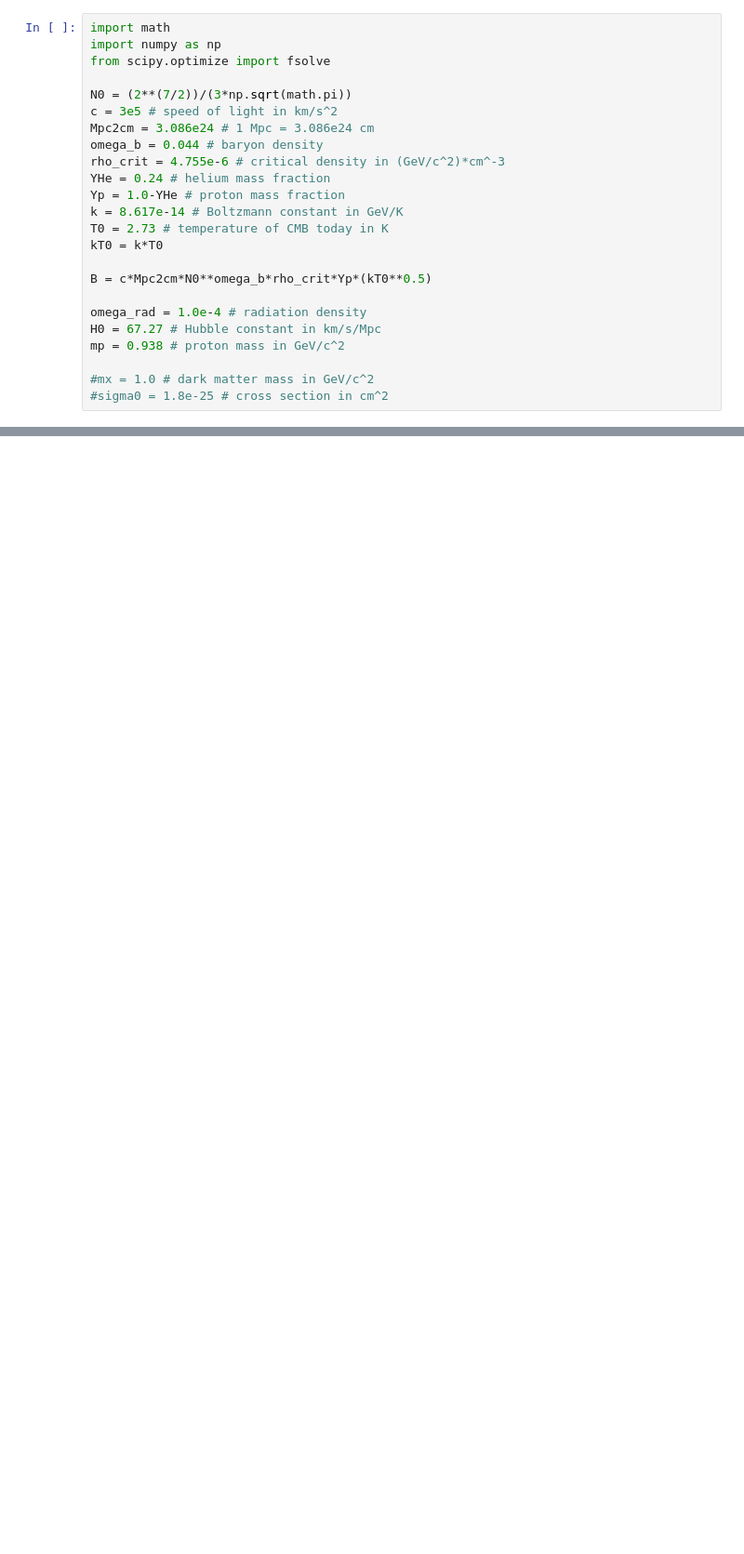
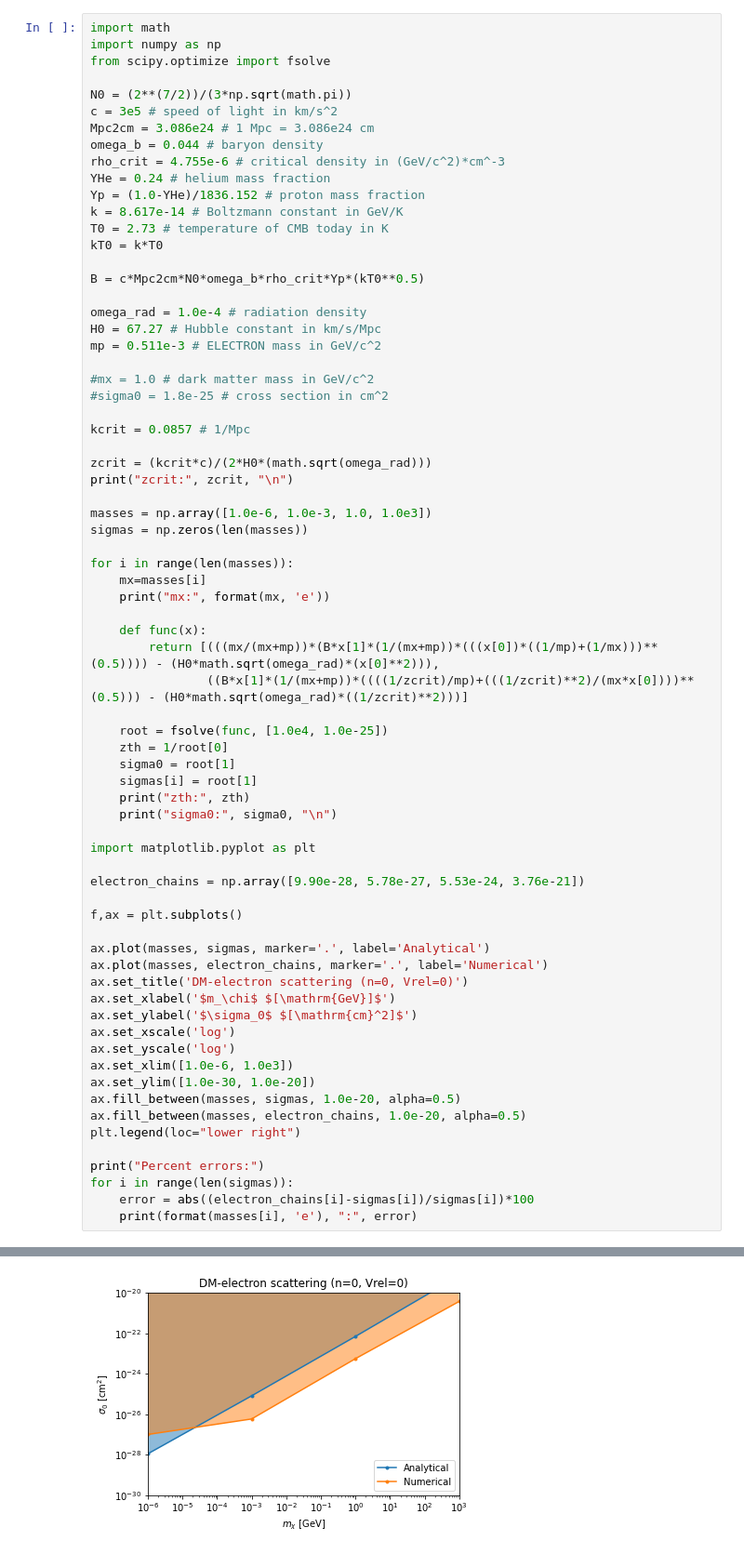
Before and after one commit to davidvng/project-dmeff, a Jupyter notebook: analytical_dmb.ipynb, the cells around one changed output, grey strips where cells are left out. Shown at 93% size. Drawn from its saved outputs; the diff is of its cells as text; blank space fills up the shorter version.

```diff
--- a/analytical_dmb.ipynb
+++ b/analytical_dmb.ipynb
@@ -61,16 +195,64 @@ Mpc2cm = 3.086e24 # 1 Mpc = 3.086e24 cm
 omega_b = 0.044 # baryon density
 rho_crit = 4.755e-6 # critical density in (GeV/c^2)*cm^-3
 YHe = 0.24 # helium mass fraction
-Yp = 1.0-YHe # proton mass fraction
+Yp = (1.0-YHe)/1836.152 # proton mass fraction
 k = 8.617e-14 # Boltzmann constant in GeV/K
 T0 = 2.73 # temperature of CMB today in K
 kT0 = k*T0
 
-B = c*Mpc2cm*N0**omega_b*rho_crit*Yp*(kT0**0.5)
+B = c*Mpc2cm*N0*omega_b*rho_crit*Yp*(kT0**0.5)
 
 omega_rad = 1.0e-4 # radiation density
 H0 = 67.27 # Hubble constant in km/s/Mpc
-mp = 0.938 # proton mass in GeV/c^2
+mp = 0.511e-3 # ELECTRON mass in GeV/c^2
 
 #mx = 1.0 # dark matter mass in GeV/c^2
 #sigma0 = 1.8e-25 # cross section in cm^2
+
+kcrit = 0.0857 # 1/Mpc
+
+zcrit = (kcrit*c)/(2*H0*(math.sqrt(omega_rad)))
+print("zcrit:", zcrit, "\n")
+
+masses = np.array([1.0e-6, 1.0e-3, 1.0, 1.0e3])
+sigmas = np.zeros(len(masses))
+
+for i in range(len(masses)):
+    mx=masses[i]
+    print("mx:", format(mx, 'e'))
+
+    def func(x):
+        return [(((mx/(mx+mp))*(B*x[1]*(1/(mx+mp))*(((x[0])*((1/mp)+(1/mx)))**(0.5)))) - (H0*math.sqrt(omega_rad)*(x[0]**2))),
+                ((B*x[1]*(1/(mx+mp))*((((1/zcrit)/mp)+(((1/zcrit)**2)/(mx*x[0])))**(0.5))) - (H0*math.sqrt(omega_rad)*((1/zcrit)**2)))]
+
+    root = fsolve(func, [1.0e4, 1.0e-25])
+    zth = 1/root[0]
+    sigma0 = root[1]
+    sigmas[i] = root[1]
+    print("zth:", zth)
+    print("sigma0:", sigma0, "\n")
+
+import matplotlib.pyplot as plt
+
+electron_chains = np.array([9.90e-28, 5.78e-27, 5.53e-24, 3.76e-21])
+
+f,ax = plt.subplots()
+
+ax.plot(masses, sigmas, marker='.', label='Analytical')
+ax.plot(masses, electron_chains, marker='.', label='Numerical')
+ax.set_title('DM-electron scattering (n=0, Vrel=0)')
+ax.set_xlabel('$m_\chi$ $[\mathrm{GeV}]$')
+ax.set_ylabel('$\sigma_0$ $[\mathrm{cm}^2]$')
+ax.set_xscale('log')
+ax.set_yscale('log')
+ax.set_xlim([1.0e-6, 1.0e3])
+ax.set_ylim([1.0e-30, 1.0e-20])
+ax.fill_between(masses, sigmas, 1.0e-20, alpha=0.5)
+ax.fill_between(masses, electron_chains, 1.0e-20, alpha=0.5)
+plt.legend(loc="lower right")
+
+print("Percent errors:")
+for i in range(len(sigmas)):
+    error = abs((electron_chains[i]-sigmas[i])/sigmas[i])*100
+    print(format(masses[i], 'e'), ":", error)
+# %% [output]
@@ -76,0 +276 @@ mp = 0.938 # proton mass in GeV/c^2
+[figure, added]
```
Also changed, not shown: parts of 17 cells of this notebook, 5 other files.
